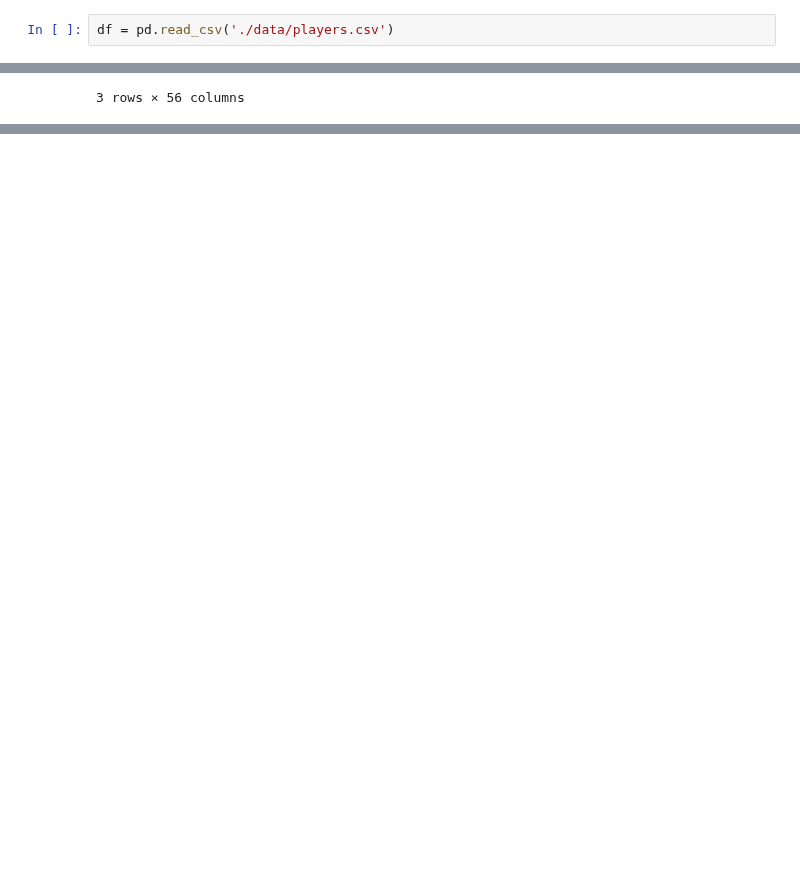
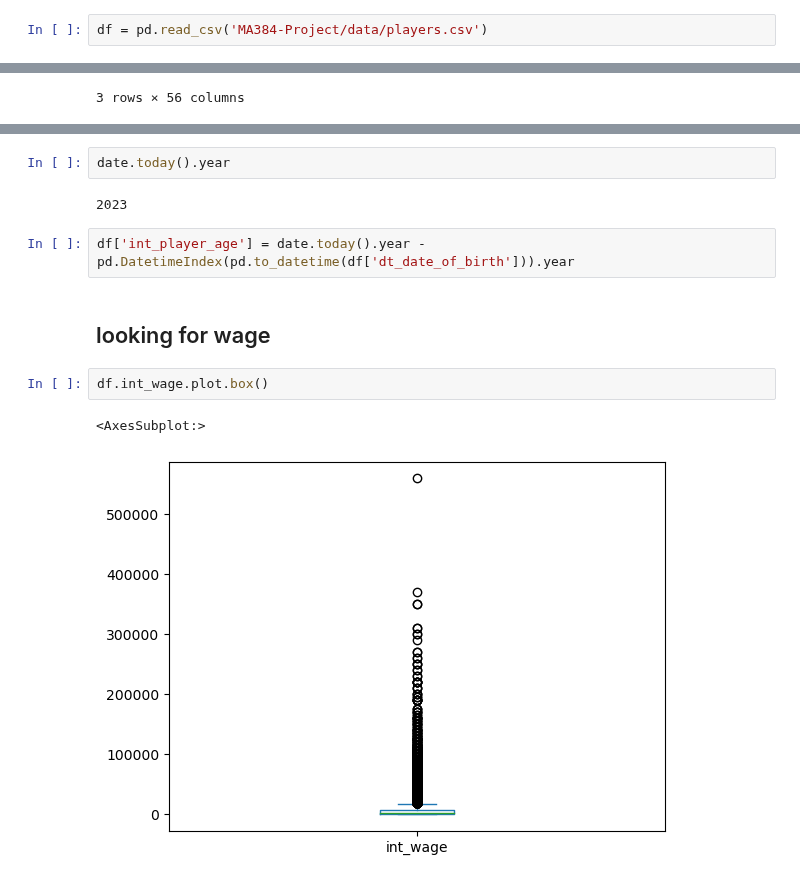
Before and after one commit to rhit-jiangq1/MA384-Project, a Jupyter notebook: Project-XianshunJiang.ipynb, the cells around one changed output, grey strips where cells are left out. Drawn from its saved outputs; the diff is of its cells as text; blank space fills up the shorter version.

```diff
--- a/Project-XianshunJiang.ipynb
+++ b/Project-XianshunJiang.ipynb
@@ -5,5 +9,5 @@ import matplotlib.pyplot as plt
 # %%
-df = pd.read_csv('./data/players.csv')
+df = pd.read_csv('MA384-Project/data/players.csv')
 # %%
 df.head(3)
 # %% [output]
@@ -16,0 +51,13 @@ df.
+# %%
+date.today().year
+# %% [output]
+2023
+# %%
+df['int_player_age'] = date.today().year - pd.DatetimeIndex(pd.to_datetime(df['dt_date_of_birth'])).year
+# %% [markdown]
+## looking for wage
+# %%
+df.int_wage.plot.box()
+# %% [output]
+<AxesSubplot:>
+[figure, added]
```
Also changed, not shown: parts of 28 cells of this notebook.
